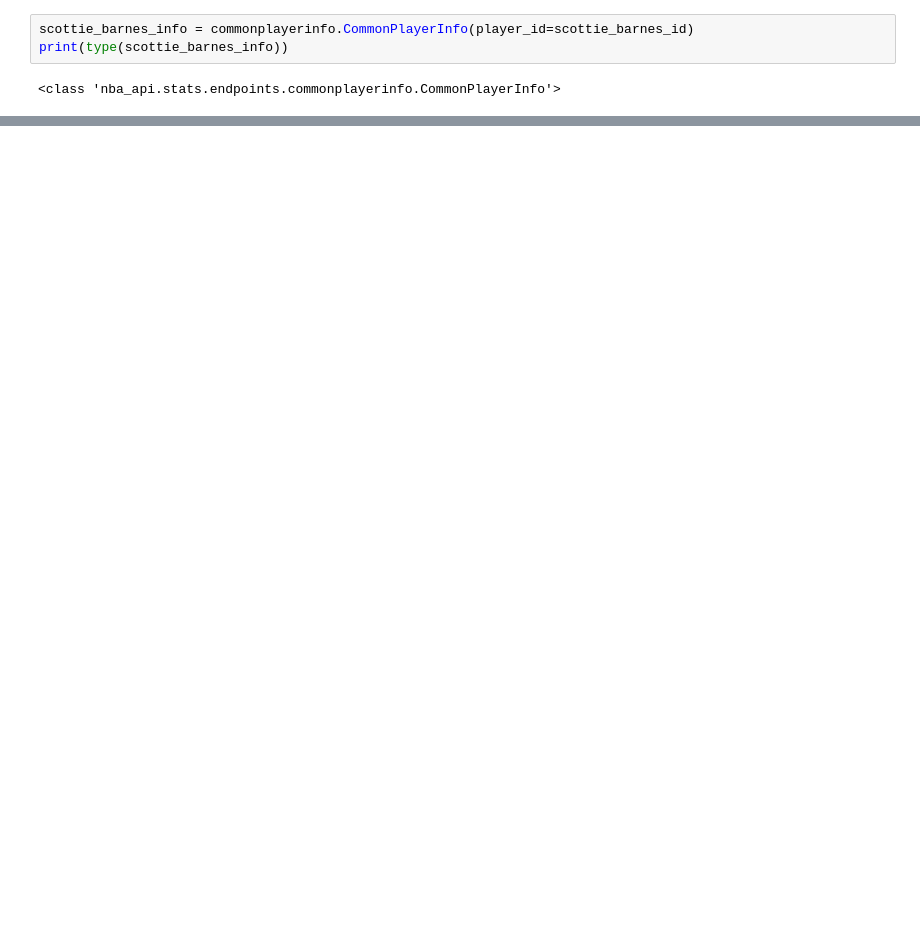
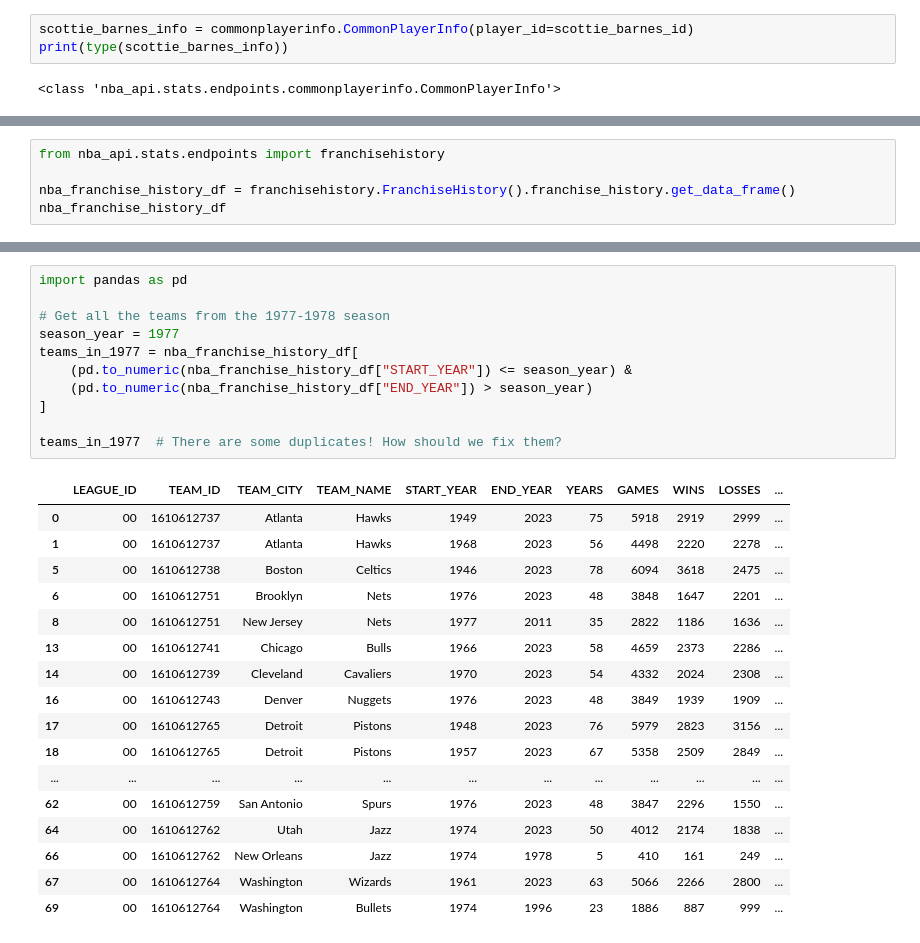
Before and after one commit to rqian239/RunTime, a Jupyter notebook: runtime/notebooks/nba_api_notebooks/nba_api_sandbox.ipynb, the cells around one changed output, grey strips where cells are left out. Saved outputs shown, nothing was run; the diff lists cells and outputs as text; blank space fills up the shorter version.

```diff
--- a/runtime/notebooks/nba_api_notebooks/nba_api_sandbox.ipynb
+++ b/runtime/notebooks/nba_api_notebooks/nba_api_sandbox.ipynb
@@ -67,0 +190,5 @@ scottie_barnes_info.get_dict()
+# %%
+from nba_api.stats.endpoints import franchisehistory
+
+nba_franchise_history_df = franchisehistory.FranchiseHistory().franchise_history.get_data_frame()
+nba_franchise_history_df
@@ -67,0 +209,29 @@ scottie_barnes_info.get_dict()
+# %%
+import pandas as pd
+
+# Get all the teams from the 1977-1978 season
+season_year = 1977
+teams_in_1977 = nba_franchise_history_df[
+    (pd.to_numeric(nba_franchise_history_df["START_YEAR"]) <= season_year) &
+    (pd.to_numeric(nba_franchise_history_df["END_YEAR"]) > season_year)
+]
+
+teams_in_1977  # There are some duplicates! How should we fix them?
+# %% [output]
+|  | LEAGUE_ID | TEAM_ID | TEAM_CITY | TEAM_NAME | START_YEAR | END_YEAR | YEARS | GAMES | WINS | LOSSES | ... |
+| 0 | 00 | 1610612737 | Atlanta | Hawks | 1949 | 2023 | 75 | 5918 | 2919 | 2999 | ... |
+| 1 | 00 | 1610612737 | Atlanta | Hawks | 1968 | 2023 | 56 | 4498 | 2220 | 2278 | ... |
+| 5 | 00 | 1610612738 | Boston | Celtics | 1946 | 2023 | 78 | 6094 | 3618 | 2475 | ... |
+| 6 | 00 | 1610612751 | Brooklyn | Nets | 1976 | 2023 | 48 | 3848 | 1647 | 2201 | ... |
+| 8 | 00 | 1610612751 | New Jersey | Nets | 1977 | 2011 | 35 | 2822 | 1186 | 1636 | ... |
+| 13 | 00 | 1610612741 | Chicago | Bulls | 1966 | 2023 | 58 | 4659 | 2373 | 2286 | ... |
+| 14 | 00 | 1610612739 | Cleveland | Cavaliers | 1970 | 2023 | 54 | 4332 | 2024 | 2308 | ... |
+| 16 | 00 | 1610612743 | Denver | Nuggets | 1976 | 2023 | 48 | 3849 | 1939 | 1909 | ... |
+| 17 | 00 | 1610612765 | Detroit | Pistons | 1948 | 2023 | 76 | 5979 | 2823 | 3156 | ... |
+| 18 | 00 | 1610612765 | Detroit | Pistons | 1957 | 2023 | 67 | 5358 | 2509 | 2849 | ... |
+| ... | ... | ... | ... | ... | ... | ... | ... | ... | ... | ... | ... |
+| 62 | 00 | 1610612759 | San Antonio | Spurs | 1976 | 2023 | 48 | 3847 | 2296 | 1550 | ... |
+| 64 | 00 | 1610612762 | Utah | Jazz | 1974 | 2023 | 50 | 4012 | 2174 | 1838 | ... |
+| 66 | 00 | 1610612762 | New Orleans | Jazz | 1974 | 1978 | 5 | 410 | 161 | 249 | ... |
+| 67 | 00 | 1610612764 | Washington | Wizards | 1961 | 2023 | 63 | 5066 | 2266 | 2800 | ... |
+| 69 | 00 | 1610612764 | Washington | Bullets | 1974 | 1996 | 23 | 1886 | 887 | 999 | ... |
```
Also changed, not shown: parts of 17 cells of this notebook.
